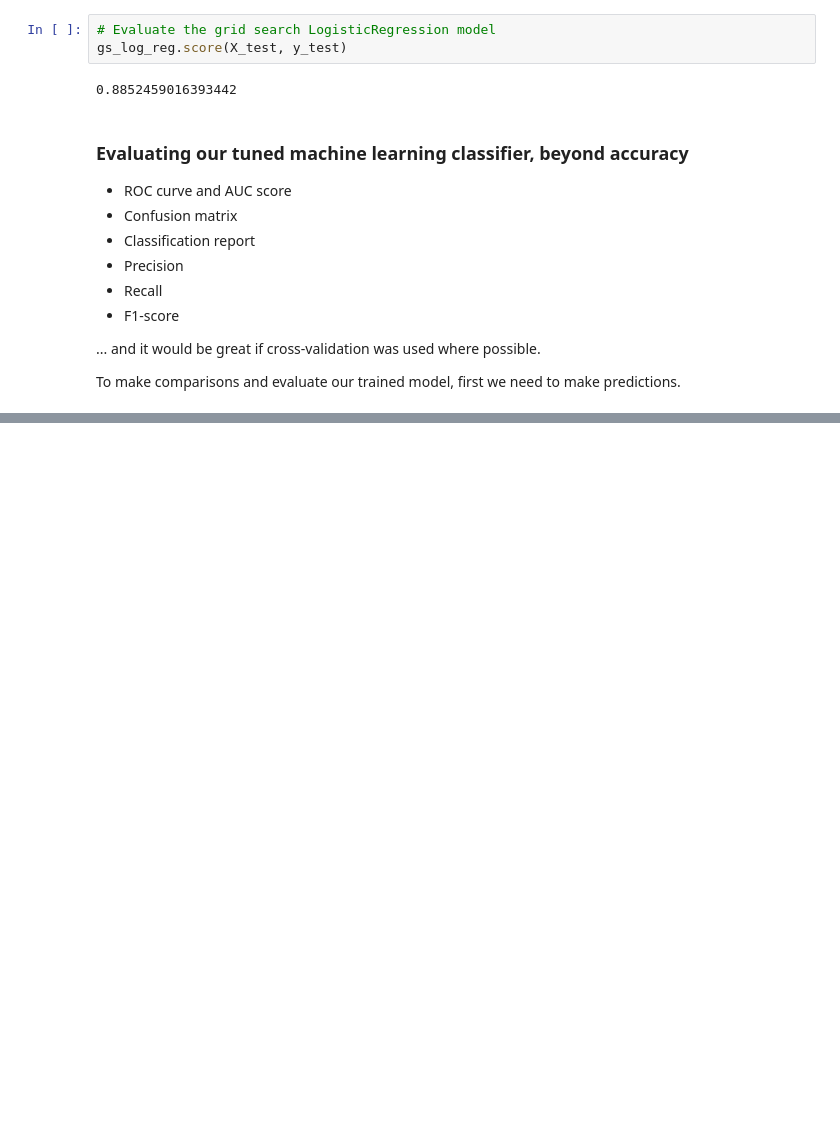
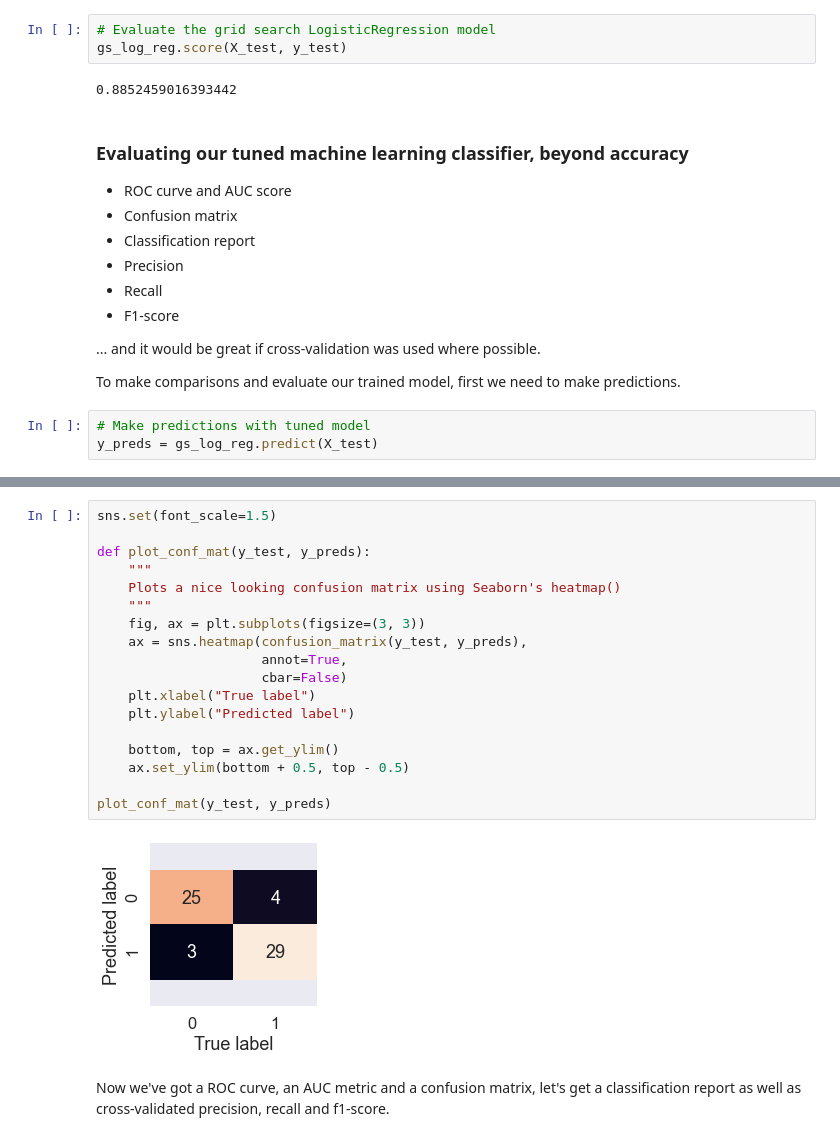
Before and after one commit to mahtabsyed/Machine-Learning-Heart-Disease-Classification, a Jupyter notebook: end-to-end-heart-disease-classification.ipynb, the cells around one changed output, grey strips where cells are left out. Drawn from its saved outputs; the diff is of its cells as text; blank space fills up the shorter version.

```diff
--- a/end-to-end-heart-disease-classification.ipynb
+++ b/end-to-end-heart-disease-classification.ipynb
@@ -740,3 +740,6 @@ gs_log_reg.score(X_test, y_test)
 ... and it would be great if cross-validation was used where possible.
 
 To make comparisons and evaluate our trained model, first we need to make predictions.
+# %%
+# Make predictions with tuned model
+y_preds = gs_log_reg.predict(X_test)
@@ -742,0 +779,22 @@ To make comparisons and evaluate our trained model, first we need to make predic
+# %%
+sns.set(font_scale=1.5)
+
+def plot_conf_mat(y_test, y_preds):
+    """
+    Plots a nice looking confusion matrix using Seaborn's heatmap()
+    """
+    fig, ax = plt.subplots(figsize=(3, 3))
+    ax = sns.heatmap(confusion_matrix(y_test, y_preds),
+                     annot=True,
+                     cbar=False)
+    plt.xlabel("True label")
+    plt.ylabel("Predicted label")
+
+    bottom, top = ax.get_ylim()
+    ax.set_ylim(bottom + 0.5, top - 0.5)
+
+plot_conf_mat(y_test, y_preds)
+# %% [output]
+[figure, added]
+# %% [markdown]
+Now we've got a ROC curve, an AUC metric and a confusion matrix, let's get a classification report as well as cross-validated precision, recall and f1-score.
```
Also changed, not shown: parts of 27 cells of this notebook.
